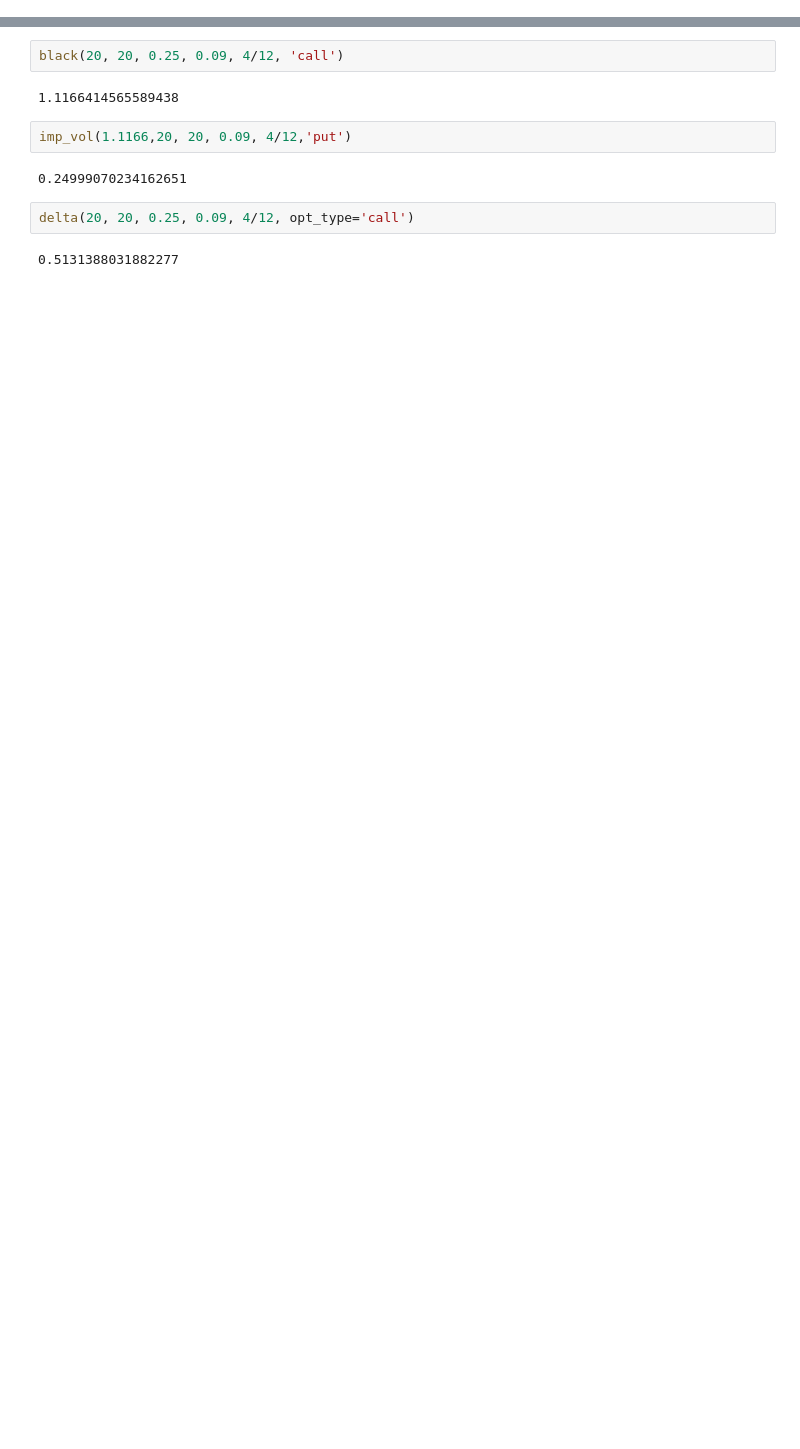
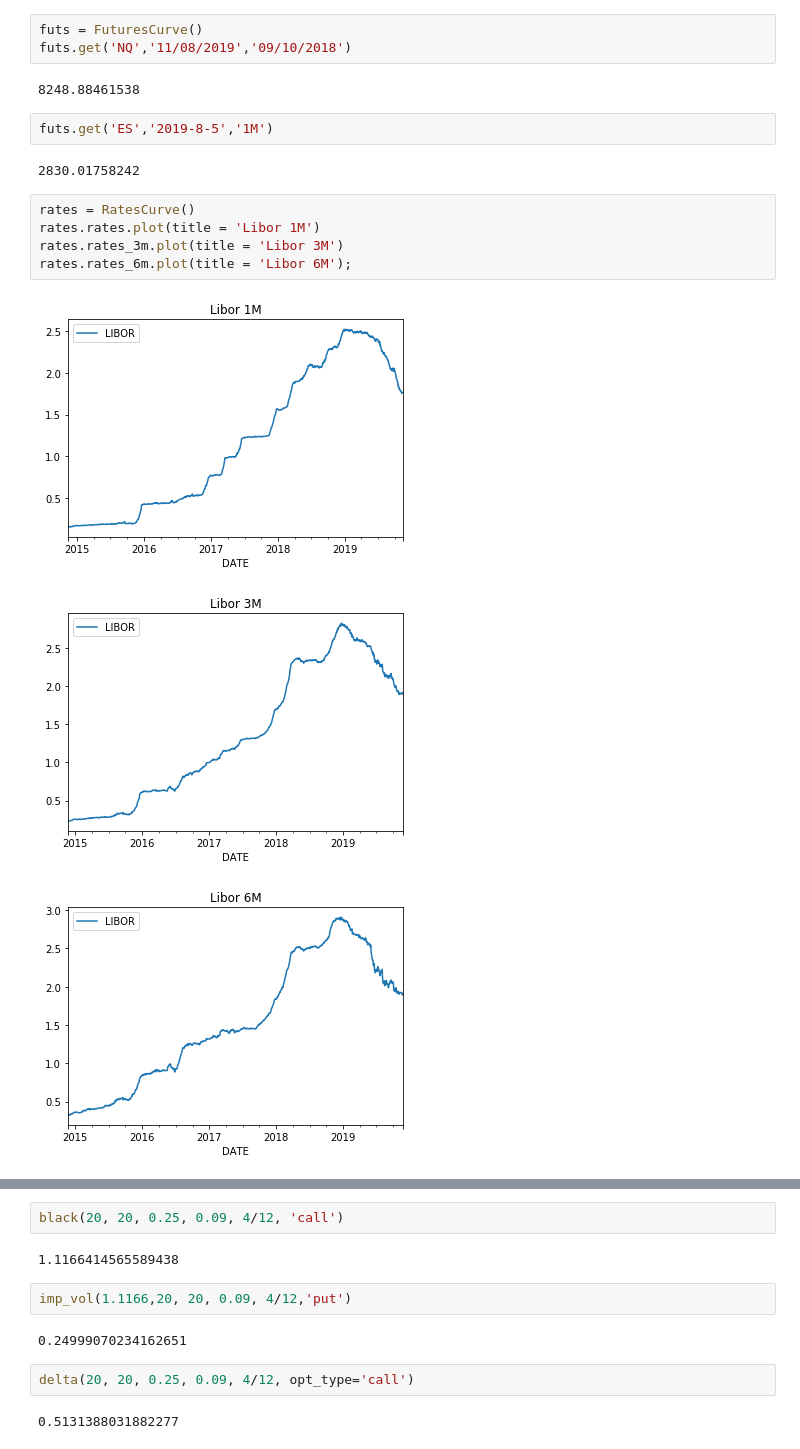
Before and after one commit to QuantCS109/TrumpTweets, a Jupyter notebook: options.ipynb, the cells around one changed output, grey strips where cells are left out. Drawn from its saved outputs; the diff is of its cells as text; blank space fills up the shorter version.

Commit message:
(feat) Finished implementing vol features, x-time vol curve interpol

```diff
--- a/options.ipynb
+++ b/options.ipynb
@@ -9,0 +11,18 @@ import pickle
+# %%
+futs = FuturesCurve()
+futs.get('NQ','11/08/2019','09/10/2018')
+# %% [output]
+8248.88461538
+# %%
+futs.get('ES','2019-8-5','1M')
+# %% [output]
+2830.01758242
+# %%
+rates = RatesCurve()
+rates.rates.plot(title = 'Libor 1M')
+rates.rates_3m.plot(title = 'Libor 3M')
+rates.rates_6m.plot(title = 'Libor 6M');
+# %% [output]
+[figure, added]
+[figure, added]
+[figure, added]
```
Also changed, not shown: parts of 45 cells of this notebook, 9 other files.
